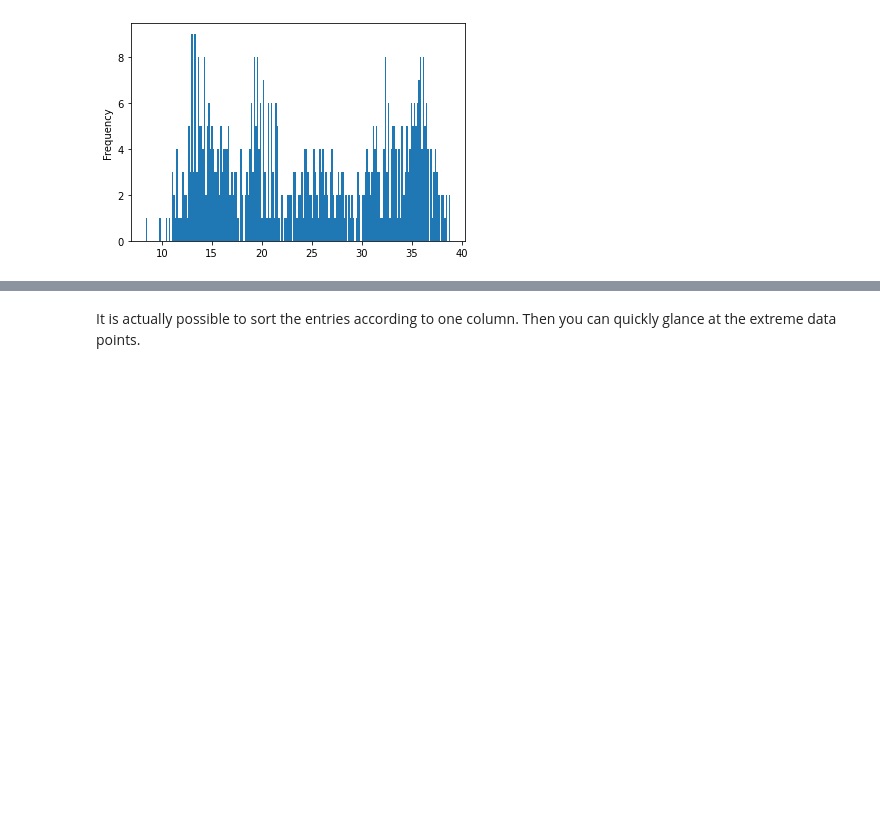
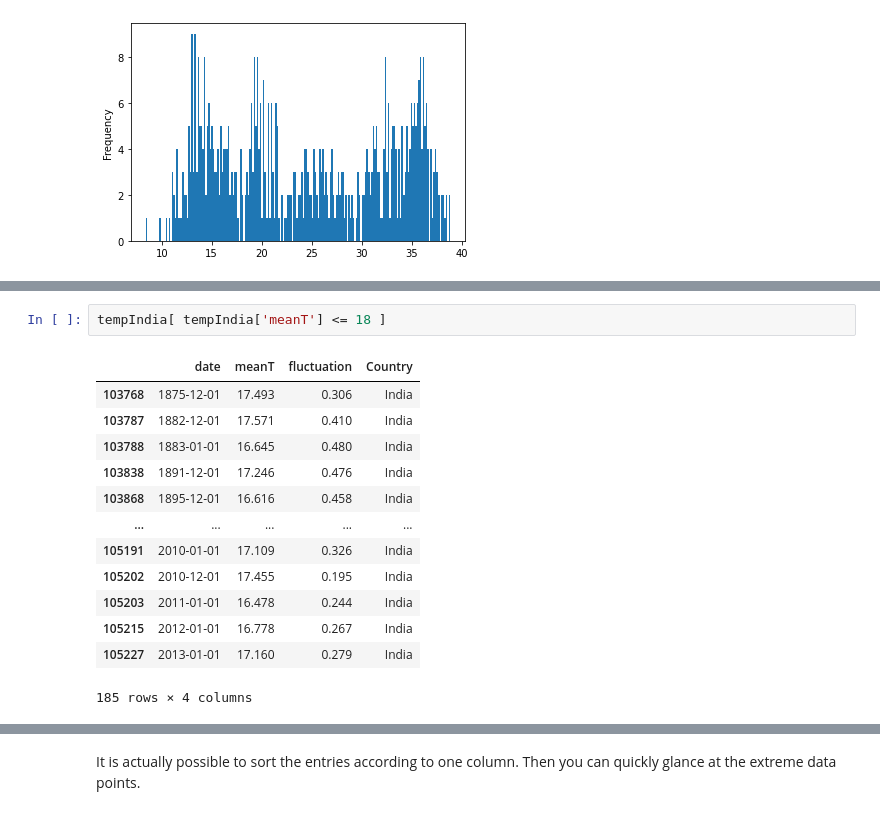
Before and after one commit to raghurama123/DataScience, a Jupyter notebook: notebooks/DS_02.ipynb, the cells around one changed output, grey strips where cells are left out. Drawn from its saved outputs; the diff is of its cells as text; blank space fills up the shorter version.

```diff
--- a/notebooks/DS_02.ipynb
+++ b/notebooks/DS_02.ipynb
@@ -206,0 +239,16 @@ tempKuwait['meanT'].plot.hist(bins=200, alpha=1.0)
+# %%
+tempIndia[ tempIndia['meanT'] <= 18 ]
+# %% [output]
+|  | date | meanT | fluctuation | Country |
+| 103768 | 1875-12-01 | 17.493 | 0.306 | India |
+| 103787 | 1882-12-01 | 17.571 | 0.410 | India |
+| 103788 | 1883-01-01 | 16.645 | 0.480 | India |
+| 103838 | 1891-12-01 | 17.246 | 0.476 | India |
+| 103868 | 1895-12-01 | 16.616 | 0.458 | India |
+| ... | ... | ... | ... | ... |
+| 105191 | 2010-01-01 | 17.109 | 0.326 | India |
+| 105202 | 2010-12-01 | 17.455 | 0.195 | India |
+| 105203 | 2011-01-01 | 16.478 | 0.244 | India |
+| 105215 | 2012-01-01 | 16.778 | 0.267 | India |
+| 105227 | 2013-01-01 | 17.160 | 0.279 | India |
+185 rows × 4 columns
```
Also changed, not shown: parts of 7 cells of this notebook, 2 other files.
